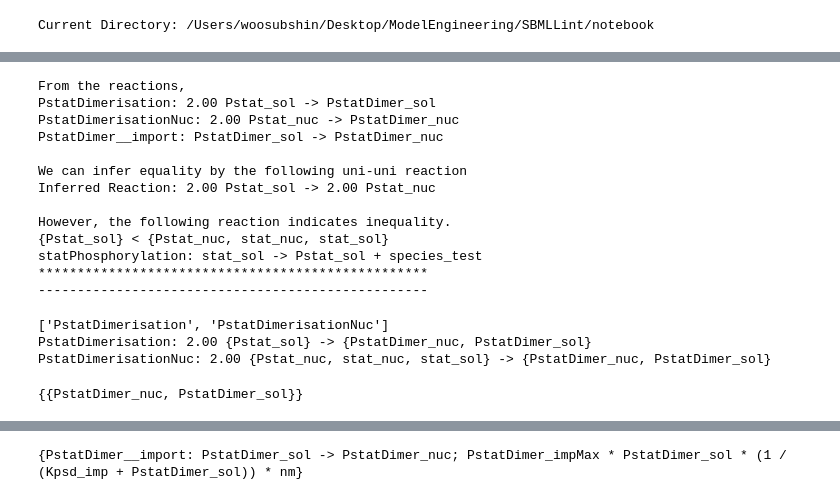
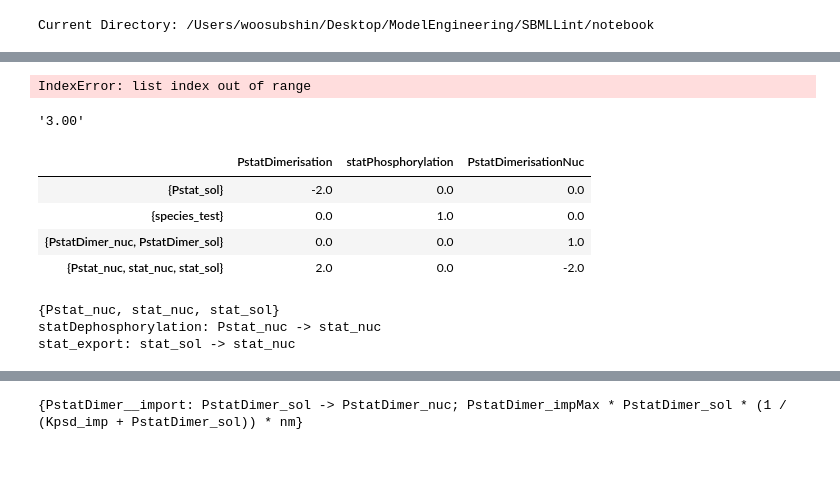
Before and after one commit to ModelEngineering/SBMLLint, a Jupyter notebook: notebook/construct_games_report.ipynb, the cells around one changed output, grey strips where cells are left out. Drawn from its saved outputs; the diff is of its cells as text; code cells hidden in the pictures; blank space fills up the shorter version.

Commit message:
almost finished error operations

```diff
--- a/notebook/construct_games_report.ipynb
+++ b/notebook/construct_games_report.ipynb
@@ -24,10 +24,10 @@ Current Directory: /Users/woosubshin/Desktop/ModelEngineering/SBMLLint/notebook
 # %%
 # Model 248 is for canceling error
 # Model 14/167 for a type three error
-simple = load_file_from_curated_data(167)
-# for r in simple.reactions:
-#   if r.category != cn.REACTION_BOUNDARY:
-#     print(r.makeIdentifier(is_include_kinetics=False))
+simple = load_file_from_curated_data(87)
+for r in simple.reactions:
+  if r.category != cn.REACTION_BOUNDARY:
+    print(r.makeIdentifier(is_include_kinetics=False))
 m = GAMES_PP(simple)
 m.analyze()
 gr = GAMESReport(m)
@@ -67,35 +78,7 @@ PstatDimerisationNuc: 2.00 Pstat_nuc -> PstatDimer_nuc
-# %%
-op, report = gr.reportTypeThreeError(m.type_three_errors)
-print(report)
-# %% [output]
-From the reactions,
-PstatDimerisation: 2.00 Pstat_sol -> PstatDimer_sol
-PstatDimerisationNuc: 2.00 Pstat_nuc -> PstatDimer_nuc
-PstatDimer__import: PstatDimer_sol -> PstatDimer_nuc
-
-We can infer equality by the following uni-uni reaction
-Inferred Reaction: 2.00 Pstat_sol -> 2.00 Pstat_nuc
-
-However, the following reaction indicates inequality.
-{Pstat_sol} < {Pstat_nuc, stat_nuc, stat_sol}
-statPhosphorylation: stat_sol -> Pstat_sol + species_test
-**************************************************
---------------------------------------------------
-# %%
-# get common soms
-print(reactions)
-soms = set(m.nodes)
-for r in reactions:
-  reaction = simple.getReaction(r)
-  som_reaction = m.convertReactionToSOMReaction(reaction)
-  print(som_reaction)
-  reactant_soms = {r.som for r in som_reaction.reactants}
-  product_soms = {p.som for p in som_reaction.products}
-  reaction_soms = reactant_soms.union(product_soms)
-  soms = soms.intersection(reaction_soms)
-soms
-# %% [output]
-['PstatDimerisation', 'PstatDimerisationNuc']
-PstatDimerisation: 2.00 {Pstat_sol} -> {PstatDimer_nuc, PstatDimer_sol}
-PstatDimerisationNuc: 2.00 {Pstat_nuc, stat_nuc, stat_sol} -> {PstatDimer_nuc, PstatDimer_sol}
-{{PstatDimer_nuc, PstatDimer_sol}}
+# %%
+type3_report = gr.reportTypeThreeError(m.type_three_errors)
+#print(type3_report)
+detailed_type3_report = gr.reportTypeThreeError(m.type_three_errors, explain_details=True)
+#print(detailed_type3_report)
+# %% [output]
+IndexError: list index out of range
@@ -101,0 +87,24 @@ PstatDimerisationNuc: 2.00 {Pstat_nuc, stat_nuc, stat_sol} -> {PstatDimer_nuc, P
+# %%
+"%.2f" % (3.00)
+# %% [output]
+'3.00'
+# %%
+m.rref_df
+# %% [output]
+|  | PstatDimerisation | statPhosphorylation | PstatDimerisationNuc |
+| {Pstat_sol} | -2.0 | 0.0 | 0.0 |
+| {species_test} | 0.0 | 1.0 | 0.0 |
+| {PstatDimer_nuc, PstatDimer_sol} | 0.0 | 0.0 | 1.0 |
+| {Pstat_nuc, stat_nuc, stat_sol} | 2.0 | 0.0 | -2.0 |
+# %%
+molecule1 = simple.getMolecule("stat_sol")
+molecule2 = simple.getMolecule("Pstat_nuc")
+som = m.getNode(stat_sol)
+#gr.getSOMPath(som, stat_sol, Pstat_nuc)
+print(som)
+for r in som.reactions:
+  print(r.makeIdentifier(is_include_kinetics=False))
+# %% [output]
+{Pstat_nuc, stat_nuc, stat_sol}
+statDephosphorylation: Pstat_nuc -> stat_nuc
+stat_export: stat_sol -> stat_nuc
```
Also changed, not shown: parts of 17 cells of this notebook, 2 other files.
